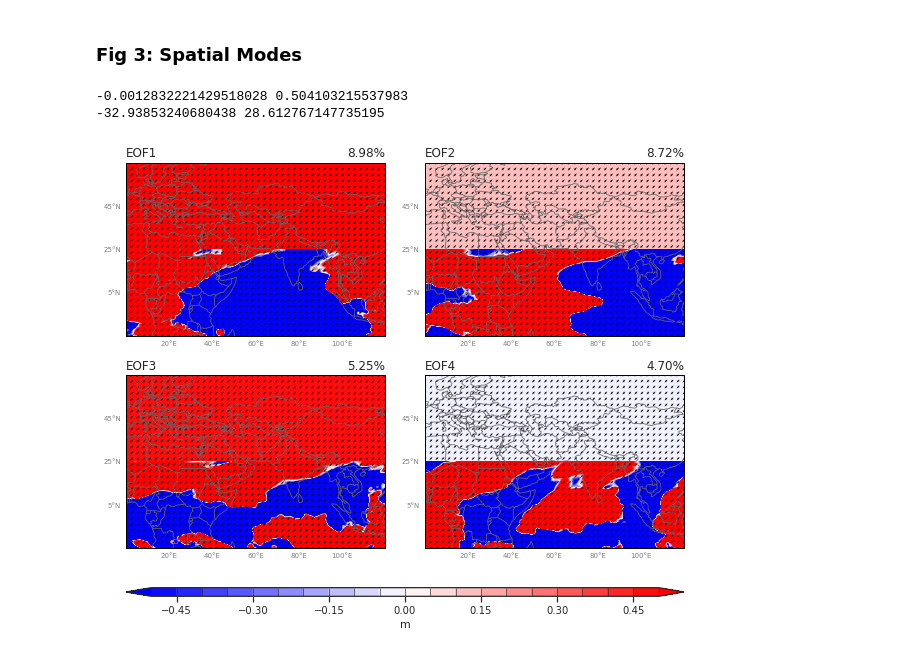
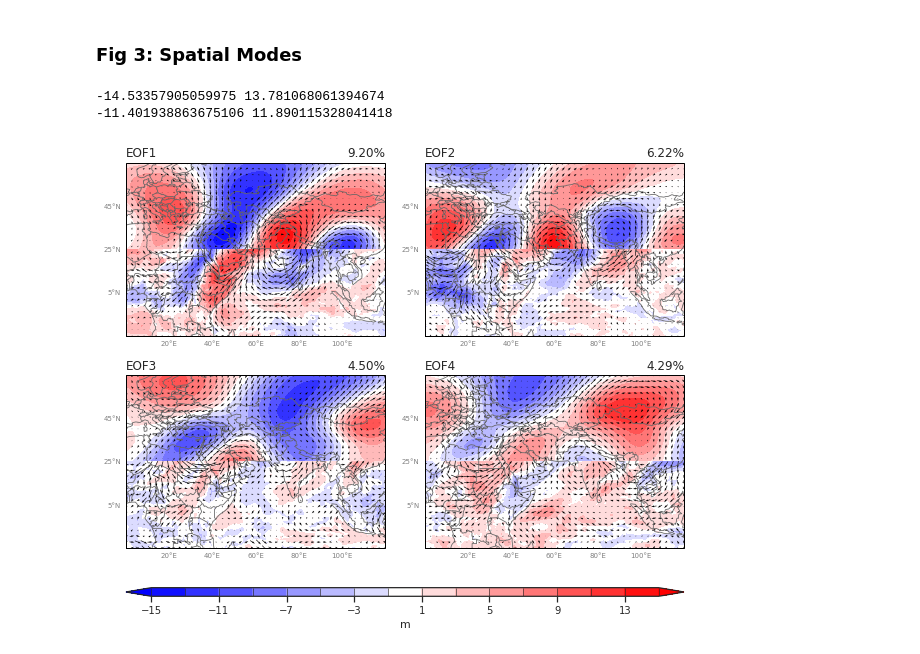
Before and after one commit to dlnash/AR_types, a Jupyter notebook: analysis/eof_multi_variate.ipynb, the cells around one changed output. Saved outputs shown, nothing was run; the diff lists cells and outputs as text; code cells hidden in the pictures.

```diff
--- a/analysis/eof_multi_variate.ipynb
+++ b/analysis/eof_multi_variate.ipynb
@@ -261,12 +313,0 @@ for i, in_array in enumerate(var_list):
-# %%
-%%time
-# Weight the data by the square root of the cosine of the lat
-var_list = spatial_weights(var_list)
-
-## Flatten data and remove nans
-## outputs two lists of arrays
-## one without nans removed, and one with nans removed
-var_list, var_list_nan = flatten_remove_nans(var_list)
-
-print('Size of array with missing data removed: ', var_list_nan[0].shape)
-print('Size of array without missing data removed: ', var_list[0].shape)
@@ -301,0 +314,14 @@ Column std:  1.0
+# %%
+%%time
+# Weight the data by the square root of the cosine of the lat
+var_list = spatial_weights(var_list)
+
+## Flatten data to [time x space]
+var_list = flatten_array(var_list)
+
+## Center data
+var_list = center_data(var_list)
+
+## Standardize Arrays by removing the mean and dividing by the standard deviation of the columns
+## For multivariate, place into single flattened array
+Xs = standardize_arrays(var_list, mode=eofmode, dispersion_matrix=dispmat)
@@ -305,7 +339,7 @@ Column std:  1.0
 %%time
 
 # Compute eigenvalues & eigenvectors
-R, evals, evecs = calc_eofs(z=Xs, mode=eofmode)
+R, evals, evecs = calc_eigs(z=Xs, mode=eofmode)
 
 print('Eigenvalues: ', evals.shape)
 print(evals, '\n')
@@ -456,9 +490,9 @@ np.savetxt(outfile, loads[:,0:neofs], fmt='%.4f', delimiter=',')
 # %% [markdown]
 ### PCs
 # %%
-# Calculate principal components (spatial modes)
+# Calculate EOFS (spatial modes)
 neofs = 19
-pcs = calc_pcs(Xs_wnan, evecs, neofs, mode=eofmode)
+pcs = calc_eofs(Xs, evecs, neofs, mode=eofmode)
 # %%
 # Split pcs into separate arrays for each variable
 ntim, nlat, nlon = var2.shape
@@ -491,8 +525,8 @@ udat_t = pcmodes[3][0:neofs,:,:]
 vdat_t = pcmodes[4][0:neofs,:,:]
 data_t = pcmodes[5][0:neofs,:,:]
 
-print(np.nanmin(data_et), np.nanmax(data_et))
-print(np.nanmin(data_t), np.nanmax(data_t))
+print(np.min(data_et), np.max(data_et))
+print(np.min(data_t), np.max(data_t))
 
 # Set up projection
 mapcrs = ccrs.PlateCarree()
@@ -511,8 +545,8 @@ for k in range(neofs):
     pc_label.append("PC{:1d}".format(k+1,))
     var_label.append("{:.2f}%".format(pctvar[k]))
 # %% [output]
--0.0012832221429518028 0.504103215537983
--32.93853240680438 28.612767147735195
+-14.53357905059975 13.781068061394674
+-11.401938863675106 11.890115328041418
 # %%
 # Create figure
 fig = plt.figure(figsize=(10,11))
@@ -542,36 +576,36 @@ for k, ax in enumerate(axgr):
 #     ax = draw_basemap(ax, extent=None, xticks=dx, yticks=dy)
 
     # Add contour fill plot for extratropics
-    clevs = np.arange(-0.5,0.55,.05)
+    clevs = np.arange(-15,16,2)
     cf = ax.contourf(lons_et, lats_et, data_et[k,:,:], transform=datacrs,
                      levels=clevs,
                      cmap="bwr", extend='both')
     # add vectors for extratropics
     ax.quiver(lons_et, lats_et, udat_et[k,:,:], vdat_et[k,:,:], transform=datacrs,
               color='black', pivot='middle', regrid_shape=30)
 
     # Add contour fill plot for q500
     cf = ax.contourf(lons_t, lats_t, data_t[k,:,:], transform=datacrs,
                      levels=clevs,
                      cmap="bwr", extend='both')
     # add vectors for tropics
     ax.quiver(lons_t, lats_t, udat_t[k,:,:], vdat_t[k,:,:], transform=datacrs,
               color='black', pivot='middle', regrid_shape=30)
 
     # subtitles
     ax.set_title(eof_label[k], loc='left', fontsize=12)
     ax.set_title(var_label[k], loc='right', fontsize=12)
 
 # single colorbar
 cb = fig.colorbar(cf, axgr.cbar_axes[0], orientation='horizontal', drawedges=True)
 cb.set_label('m', fontsize=11)
 cb.ax.tick_params(labelsize=10)
 
 # Display figure
 plt.savefig(filepath, dpi=200, bbox_inches='tight')
 plt.show()
 # %% [output]
-[figure, old version]
+[figure, new version]
 # %%
 fig = plt.figure(figsize=(9,11))
 fig.dpi = 200
```
Also changed, not shown: parts of 36 cells of this notebook, 33 other files.
